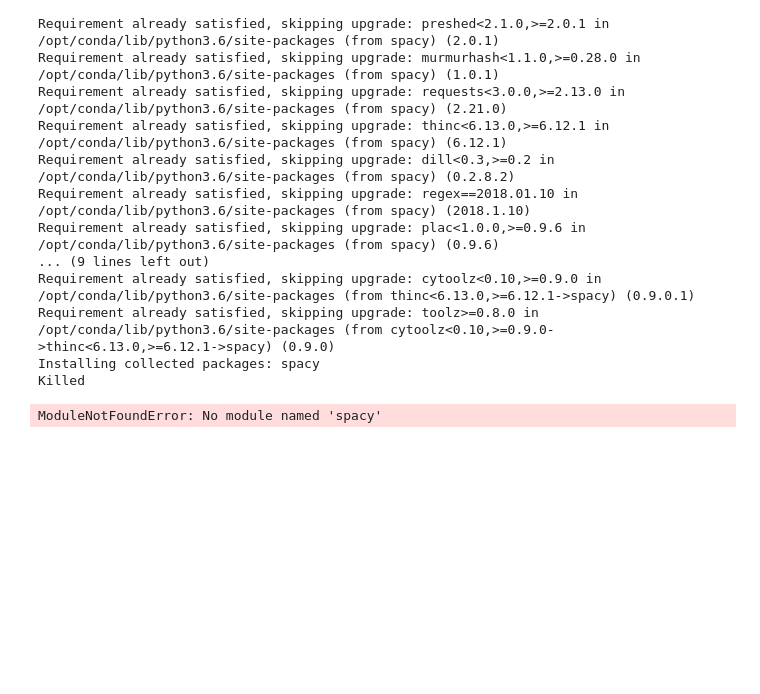
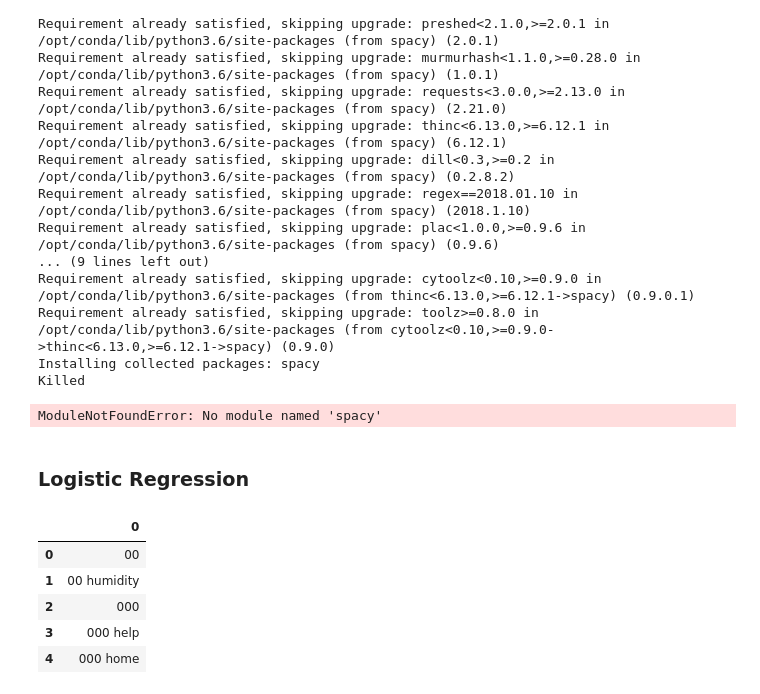
Before and after one commit to csinatra/Twitter-Disaster-Repo, a Jupyter notebook: Mike/AWS_Query.ipynb, the cells around one changed output. Drawn from its saved outputs; the diff is of its cells as text; code cells hidden in the pictures; blank space fills up the shorter version.

```diff
--- a/Mike/AWS_Query.ipynb
+++ b/Mike/AWS_Query.ipynb
@@ -786,3 +784,5 @@ Killed
 # plt.show()
 # %% [output]
 ModuleNotFoundError: No module named 'spacy'
+# %% [markdown]
+### Logistic Regression
@@ -788,0 +797,9 @@ ModuleNotFoundError: No module named 'spacy'
+# %%
+cols.head()
+# %% [output]
+|  | 0 |
+| 0 | 00 |
+| 1 | 00 humidity |
+| 2 | 000 |
+| 3 | 000 help |
+| 4 | 000 home |
```
Also changed, not shown: parts of 9 cells of this notebook, 5 other files.
